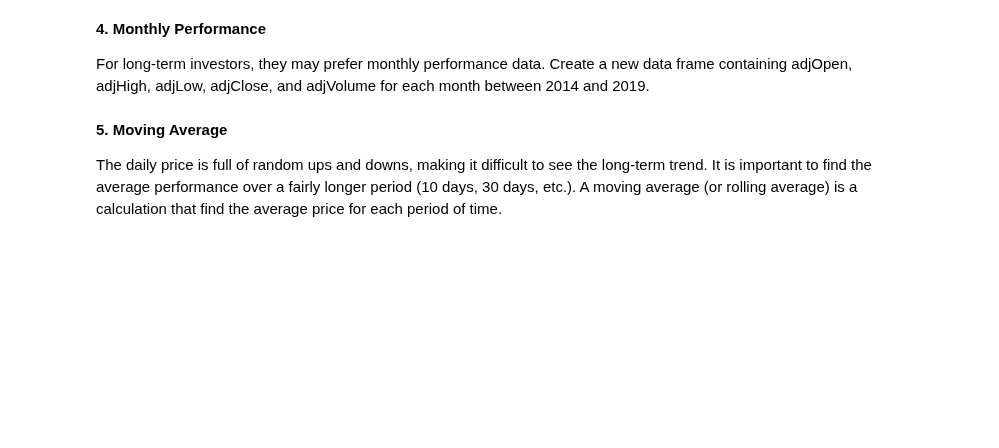
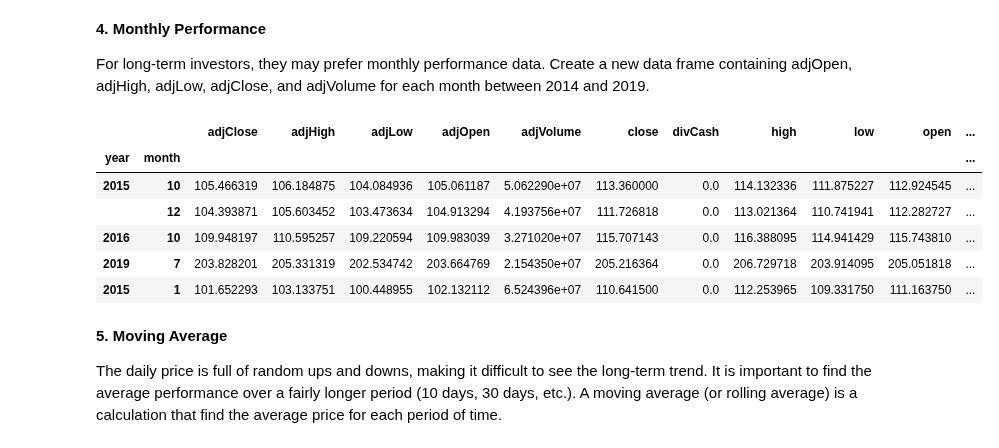
Before and after one commit to esm2000/ds_coursework_python, a Jupyter notebook: cmp_464/week15.ipynb, the cells around one changed output. Saved outputs shown, nothing was run; the diff lists cells and outputs as text; code cells hidden in the pictures; blank space fills up the shorter version.

```diff
--- a/cmp_464/week15.ipynb
+++ b/cmp_464/week15.ipynb
@@ -430,6 +491,20 @@ The open price does not necessarily coincide with the previous close price, poss
 **4. Monthly Performance**
 
 For long-term investors, they may prefer monthly performance data. Create a new data frame containing adjOpen, adjHigh, adjLow, adjClose, and adjVolume for each month between 2014 and 2019.
+# %%
+aapl["year"] = aapl.index.year
+aapl["month"] = aapl.index.month
+monthly_aapl = aapl.groupby(["year", "month"]).mean()
+
+monthly_aapl.sample(5)
+# %% [output]
+|  |  | adjClose | adjHigh | adjLow | adjOpen | adjVolume | close | divCash | high | low | open | ... |
+| year | month |  |  |  |  |  |  |  |  |  |  | ... |
+| 2015 | 10 | 105.466319 | 106.184875 | 104.084936 | 105.061187 | 5.062290e+07 | 113.360000 | 0.0 | 114.132336 | 111.875227 | 112.924545 | ... |
+|  | 12 | 104.393871 | 105.603452 | 103.473634 | 104.913294 | 4.193756e+07 | 111.726818 | 0.0 | 113.021364 | 110.741941 | 112.282727 | ... |
+| 2016 | 10 | 109.948197 | 110.595257 | 109.220594 | 109.983039 | 3.271020e+07 | 115.707143 | 0.0 | 116.388095 | 114.941429 | 115.743810 | ... |
+| 2019 | 7 | 203.828201 | 205.331319 | 202.534742 | 203.664769 | 2.154350e+07 | 205.216364 | 0.0 | 206.729718 | 203.914095 | 205.051818 | ... |
+| 2015 | 1 | 101.652293 | 103.133751 | 100.448955 | 102.132112 | 6.524396e+07 | 110.641500 | 0.0 | 112.253965 | 109.331750 | 111.163750 | ... |
 # %% [markdown]
 **5. Moving Average**
 
```
Also changed, not shown: parts of 13 cells of this notebook.
